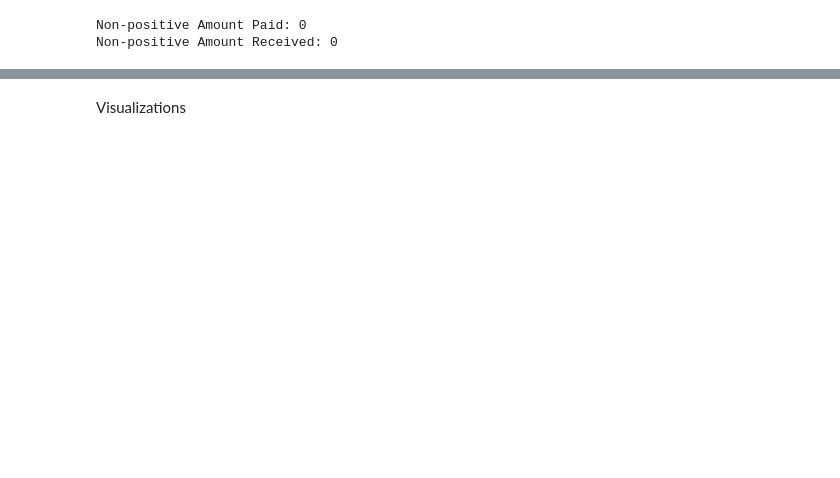
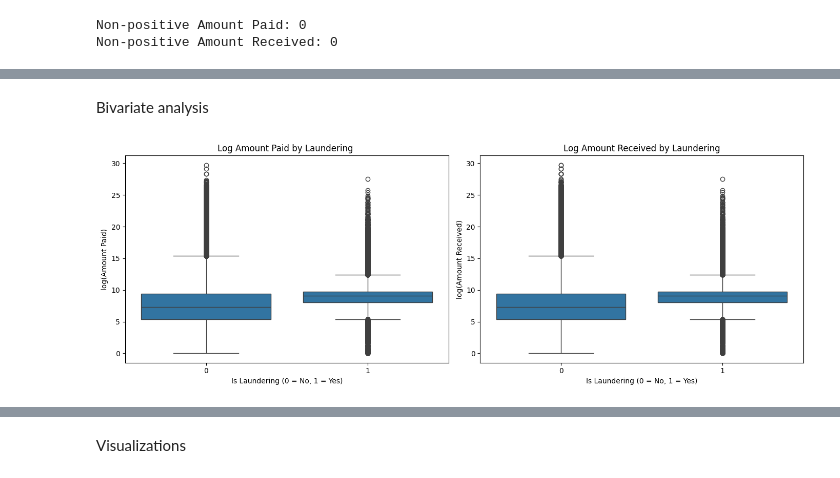
Before and after one commit to DelphinKdl/CUA-MDA-Capstone-BaaS-Risk-Monitoring, a Jupyter notebook: notebooks/01_eda.ipynb, the cells around one changed output, grey strips where cells are left out. Cells and saved outputs as stored; diff of their text form; code cells hidden in the pictures; blank space fills up the shorter version.

```diff
--- a/notebooks/01_eda.ipynb
+++ b/notebooks/01_eda.ipynb
@@ -419,0 +275,22 @@ Name: Is Laundering, dtype: float64
+# %% [markdown]
+Bivariate analysis
+# %%
+
+fig, axes = plt.subplots(1, 2, figsize=(14, 5))
+
+# Amount Paid vs Laundering
+sns.boxplot(x="Is Laundering", y="log_amount_paid", data=df, ax=axes[0])
+axes[0].set_title("Log Amount Paid by Laundering ")
+axes[0].set_xlabel("Is Laundering (0 = No, 1 = Yes)")
+axes[0].set_ylabel("log(Amount Paid)")
+
+# Amount Received vs Laundering
+sns.boxplot(x="Is Laundering", y="log_amount_received", data=df, ax=axes[1])
+axes[1].set_title("Log Amount Received by Laundering")
+axes[1].set_xlabel("Is Laundering (0 = No, 1 = Yes)")
+axes[1].set_ylabel("log(Amount Received)")
+
+plt.tight_layout()
+plt.show()
+# %% [output]
+[figure, added]
```
Also changed, not shown: parts of 50 cells of this notebook.
